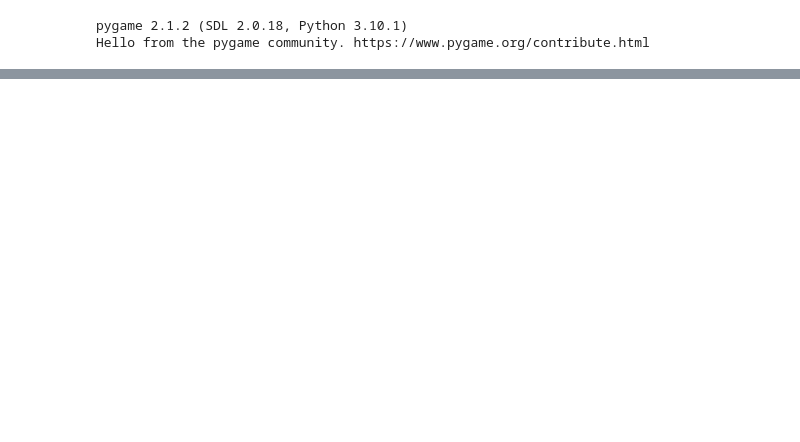
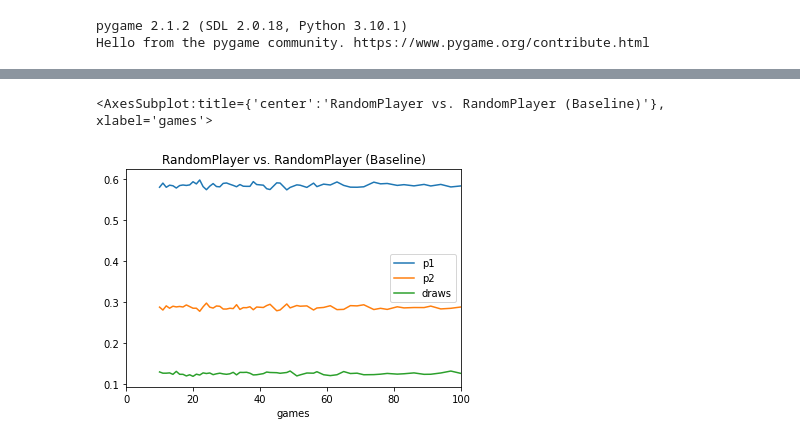
Before and after one commit to hoverslam/tic-tac-toe, a Jupyter notebook: experiments/experiments.ipynb, the cells around one changed output, grey strips where cells are left out. Cells and saved outputs as stored; diff of their text form; code cells hidden in the pictures; blank space fills up the shorter version.

```diff
--- a/experiments/experiments.ipynb
+++ b/experiments/experiments.ipynb
@@ -48,3 +78,8 @@ qr[["p1", "p2", "draws"]].plot(title="RandomPlayer vs. RandomPlayer (Baseline)")
+# %%
+qr[["p1", "p2", "draws"]].plot(title="RandomPlayer vs. RandomPlayer (Baseline)", xlim=(0, 100))
+# %% [output]
+<AxesSubplot:title={'center':'RandomPlayer vs. RandomPlayer (Baseline)'}, xlabel='games'>
+[figure, added]
 # %%
 # Plots for QPlayer vs. RandomPlayer
 qr = pd.DataFrame(np.concatenate(results[1]), columns=["games", "p1", "p2", "draws"])
```
Also changed, not shown: parts of 10 cells of this notebook, 2 other files.
